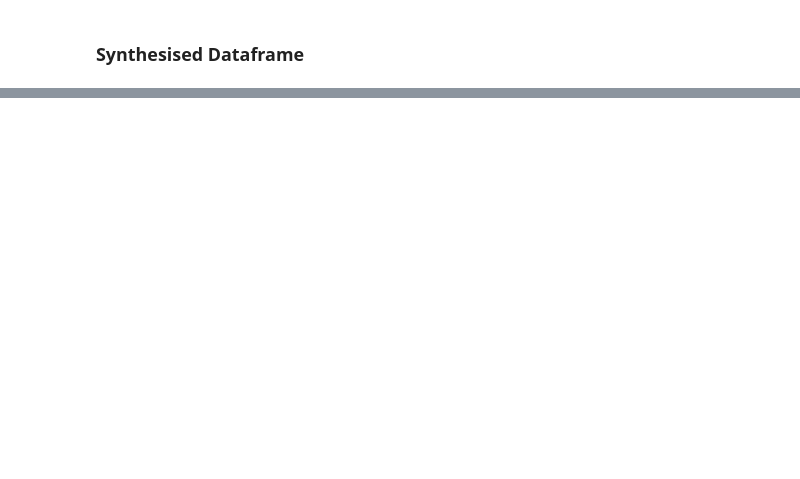
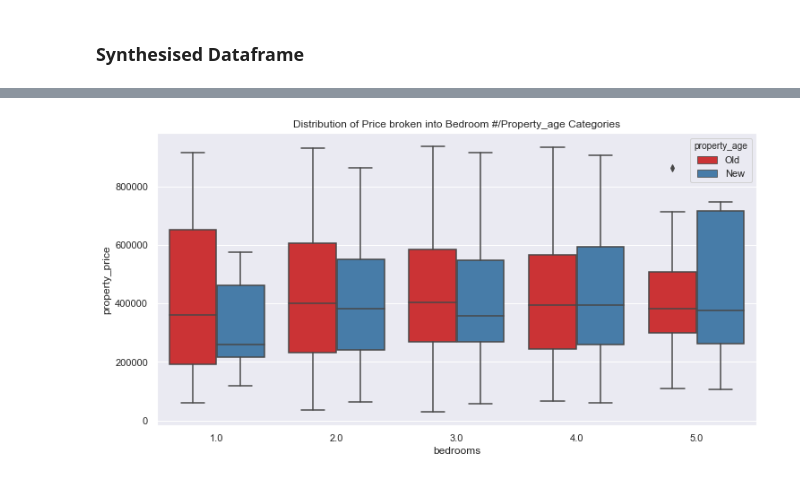
Before and after one commit to edelcorcoran/PDA-Project-, a Jupyter notebook: PDA Project.ipynb, the cells around one changed output, grey strips where cells are left out. Saved outputs shown, nothing was run; the diff lists cells and outputs as text; code cells hidden in the pictures; blank space fills up the shorter version.

```diff
--- a/PDA Project.ipynb
+++ b/PDA Project.ipynb
@@ -563,0 +596,10 @@ KeyError: 'Price'
+# %%
+# Boxplots to illustrate relationships between variables - mean/spread/outliers etc
+#Select style of grid
+sns.set(style="darkgrid")
+#Alter figure/plot size
+fig = plt.figure(figsize=(12, 6))
+# Display boxplot with property size (bedrooms) on x-axis and property_price on y-axis broken into property_age (new in blue/old in red)
+ax = sns.boxplot(x="bedrooms", y="property_price", hue="property_age", palette="Set1", data=Syn_df).set_title("Distribution of Price broken into Bedroom #/Property_age Categories")
+# %% [output]
+[figure, added]
```
Also changed, not shown: parts of 34 cells of this notebook, 1 other file.
